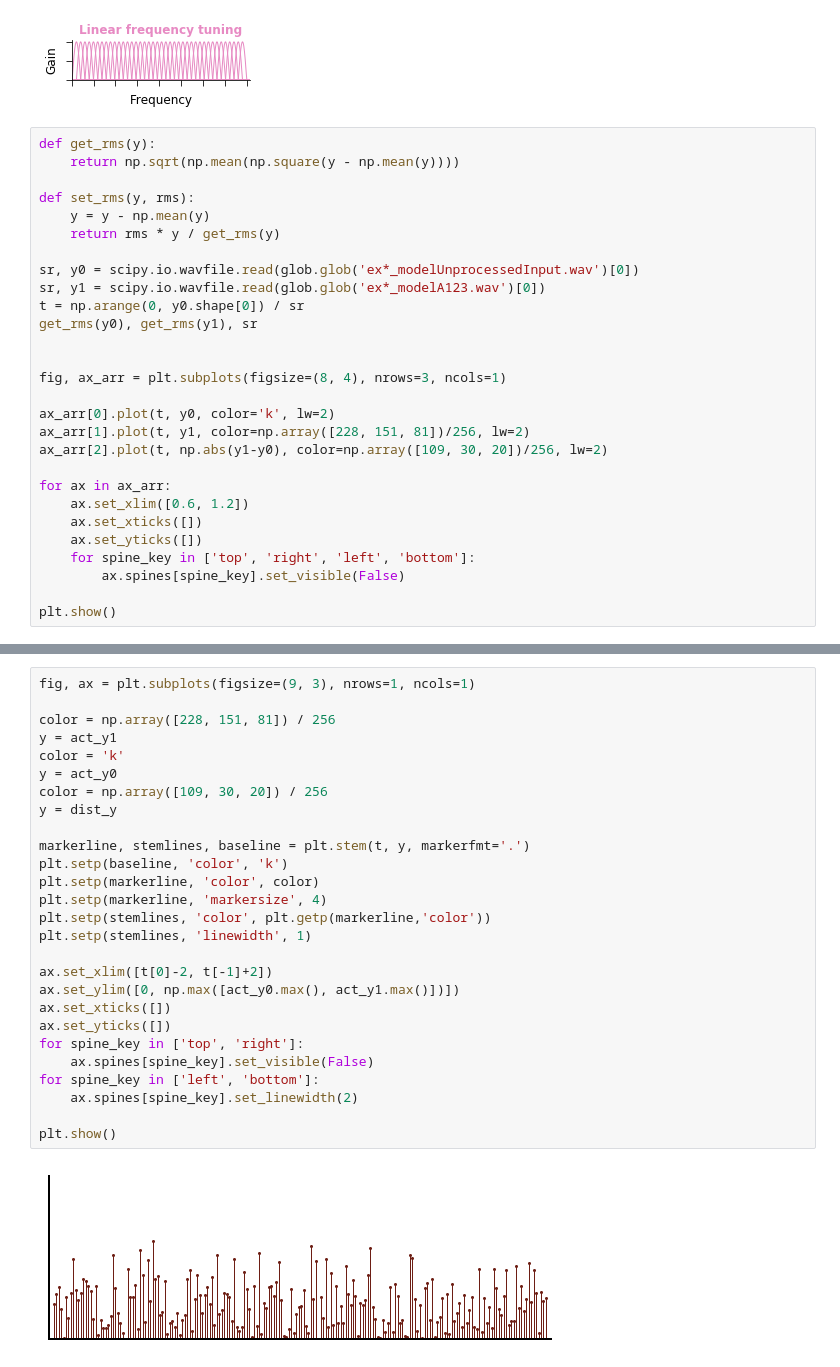
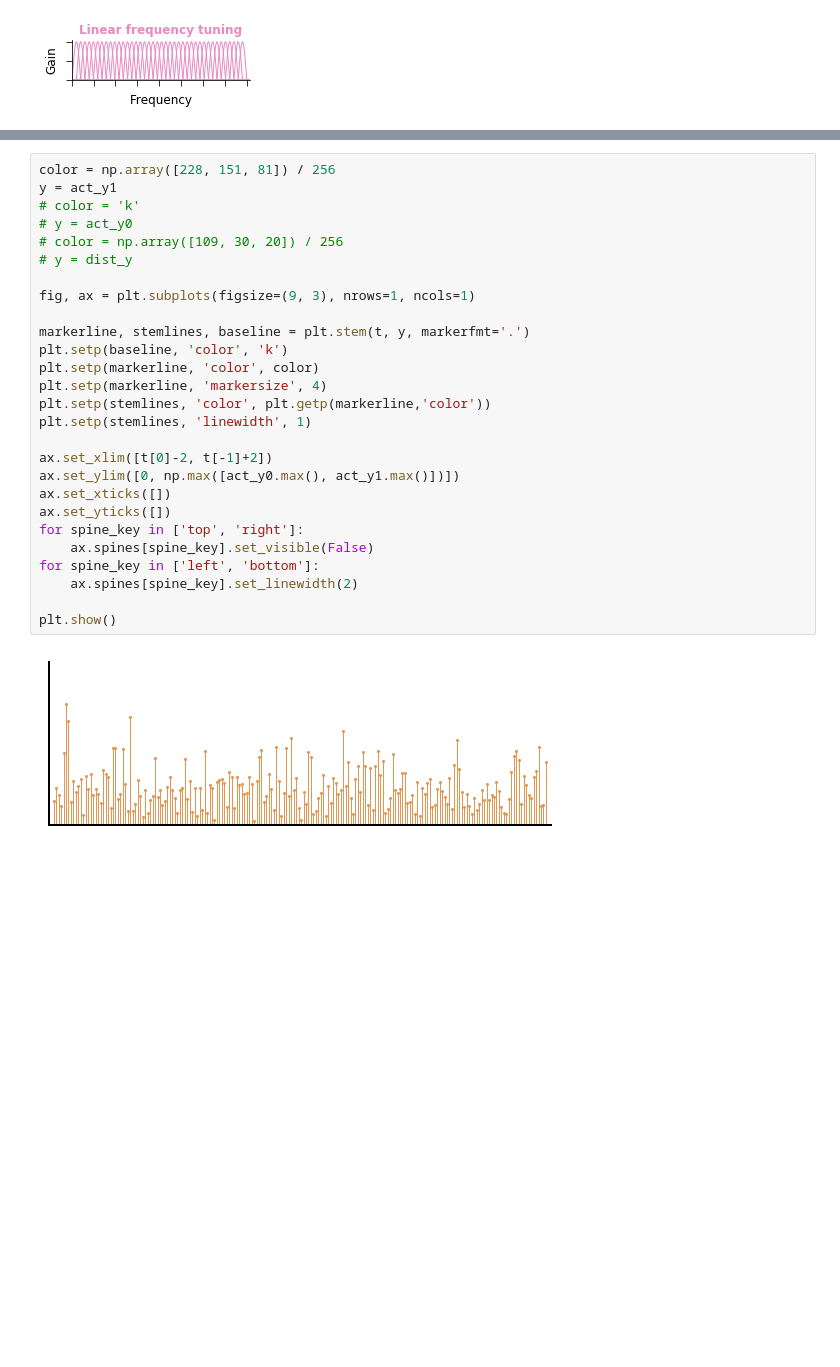
Before and after one commit to msaddler/auditory-model-denoising, a Jupyter notebook: notebook_scratch.ipynb, the cells around one changed output, grey strips where cells are left out. Drawn from its saved outputs; the diff is of its cells as text; blank space fills up the shorter version.

```diff
--- a/notebook_scratch.ipynb
+++ b/notebook_scratch.ipynb
@@ -179,31 +179,3 @@ plt.show()
 # %% [output]
 [make_cos_filters_nx] using filter_spacing=`linear`
 [figure]
-# %%
-def get_rms(y):
-    return np.sqrt(np.mean(np.square(y - np.mean(y))))
-
-def set_rms(y, rms):
-    y = y - np.mean(y)
-    return rms * y / get_rms(y)
-
-sr, y0 = scipy.io.wavfile.read(glob.glob('ex*_modelUnprocessedInput.wav')[0])
-sr, y1 = scipy.io.wavfile.read(glob.glob('ex*_modelA123.wav')[0])
-t = np.arange(0, y0.shape[0]) / sr
-get_rms(y0), get_rms(y1), sr
-
-
-fig, ax_arr = plt.subplots(figsize=(8, 4), nrows=3, ncols=1)
-
-ax_arr[0].plot(t, y0, color='k', lw=2)
-ax_arr[1].plot(t, y1, color=np.array([228, 151, 81])/256, lw=2)
-ax_arr[2].plot(t, np.abs(y1-y0), color=np.array([109, 30, 20])/256, lw=2)
-
-for ax in ax_arr:
-    ax.set_xlim([0.6, 1.2])
-    ax.set_xticks([])
-    ax.set_yticks([])
-    for spine_key in ['top', 'right', 'left', 'bottom']:
-        ax.spines[spine_key].set_visible(False)
-
-plt.show()
@@ -224,31 +243,31 @@ act_y1 = np.array(act_y1)
 dist_y = np.abs(act_y0-act_y1)
 t = np.arange(0, len(act_y0))
 # %%
-fig, ax = plt.subplots(figsize=(9, 3), nrows=1, ncols=1)
-
 color = np.array([228, 151, 81]) / 256
 y = act_y1
-color = 'k'
-y = act_y0
-color = np.array([109, 30, 20]) / 256
-y = dist_y
+# color = 'k'
+# y = act_y0
+# color = np.array([109, 30, 20]) / 256
+# y = dist_y
+
+fig, ax = plt.subplots(figsize=(9, 3), nrows=1, ncols=1)
 
 markerline, stemlines, baseline = plt.stem(t, y, markerfmt='.')
 plt.setp(baseline, 'color', 'k')
 plt.setp(markerline, 'color', color)
 plt.setp(markerline, 'markersize', 4)
 plt.setp(stemlines, 'color', plt.getp(markerline,'color'))
 plt.setp(stemlines, 'linewidth', 1)
 
 ax.set_xlim([t[0]-2, t[-1]+2])
 ax.set_ylim([0, np.max([act_y0.max(), act_y1.max()])])
 ax.set_xticks([])
 ax.set_yticks([])
 for spine_key in ['top', 'right']:
     ax.spines[spine_key].set_visible(False)
 for spine_key in ['left', 'bottom']:
     ax.spines[spine_key].set_linewidth(2)
 
 plt.show()
 # %% [output]
-[figure, old version]
+[figure, new version]
```
Also changed, not shown: parts of 3 cells of this notebook.
